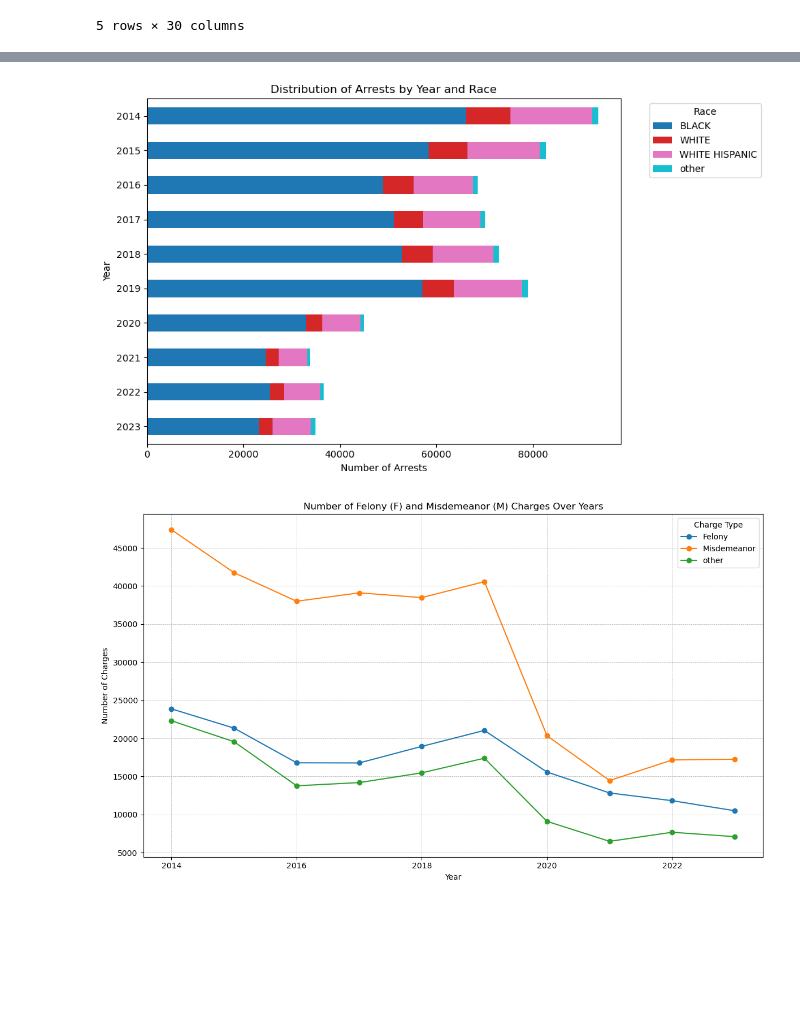
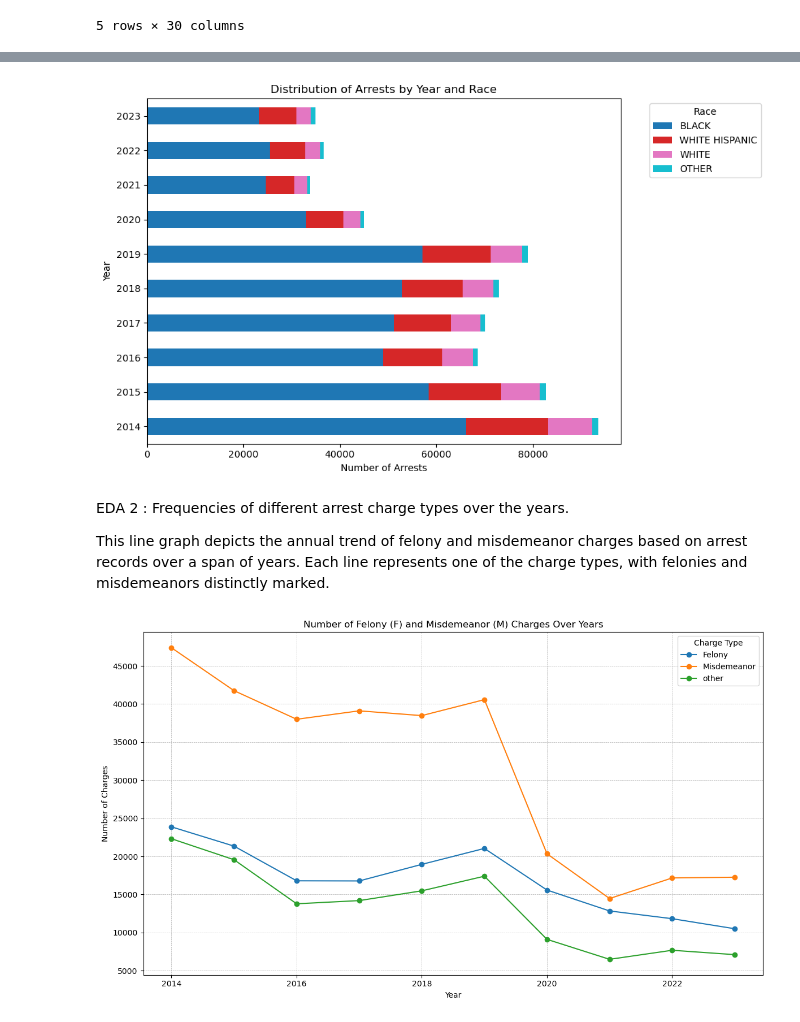
Before and after one commit to AayushG159/CS418-Crime-Root-Detectives, a Jupyter notebook: arrests_crimes.ipynb, the cells around one changed output, grey strips where cells are left out. Cells and saved outputs as stored; diff of their text form; code cells hidden in the pictures; blank space fills up the shorter version.

```diff
--- a/arrests_crimes.ipynb
+++ b/arrests_crimes.ipynb
@@ -46,20 +54,26 @@ id,case_number,date,block,iucr,primary_type,description,location_description,arr
 # %%
 races_to_keep = ['BLACK', 'WHITE HISPANIC', 'WHITE']
-arrests['race_updt'] = arrests['race'].where(arrests['race'].isin(races_to_keep), 'other')
+arrests['race_updt'] = arrests['race'].where(arrests['race'].isin(races_to_keep), 'OTHER')
 
-pivot_df = arrests.groupby(['year', 'race_updt']).size().unstack().fillna(0)
-pivot_df = pivot_df.sort_index(ascending=False)
+pivot_df = arrests.groupby(['year', 'race_updt']).size().unstack(fill_value=0)
+
+sorted_columns = pivot_df.sum().sort_values(ascending=False).index
+pivot_df = pivot_df[sorted_columns]
 
 pivot_df.plot(kind='barh', stacked=True, figsize=(10, 6), cmap='tab10')
 plt.title('Distribution of Arrests by Year and Race')
 plt.xlabel('Number of Arrests')
 plt.ylabel('Year')
 plt.legend(title='Race', bbox_to_anchor=(1.05, 1), loc='upper left')
 
 plt.tight_layout()
 plt.show()
 # %% [output]
-[figure, old version]
+[figure, new version]
+# %% [markdown]
+EDA 2 : Frequencies of different arrest charge types over the years.
+
+This line graph depicts the annual trend of felony and misdemeanor charges based on arrest records over a span of years. Each line represents one of the charge types, with felonies and misdemeanors distinctly marked.
 # %%
 charges_to_keep = ['F', 'M']
 arrests['charge_updt'] = arrests['charge_1_type'].where(arrests['charge_1_type'].isin(charges_to_keep), 'other')
```
Also changed, not shown: parts of 24 cells of this notebook.
